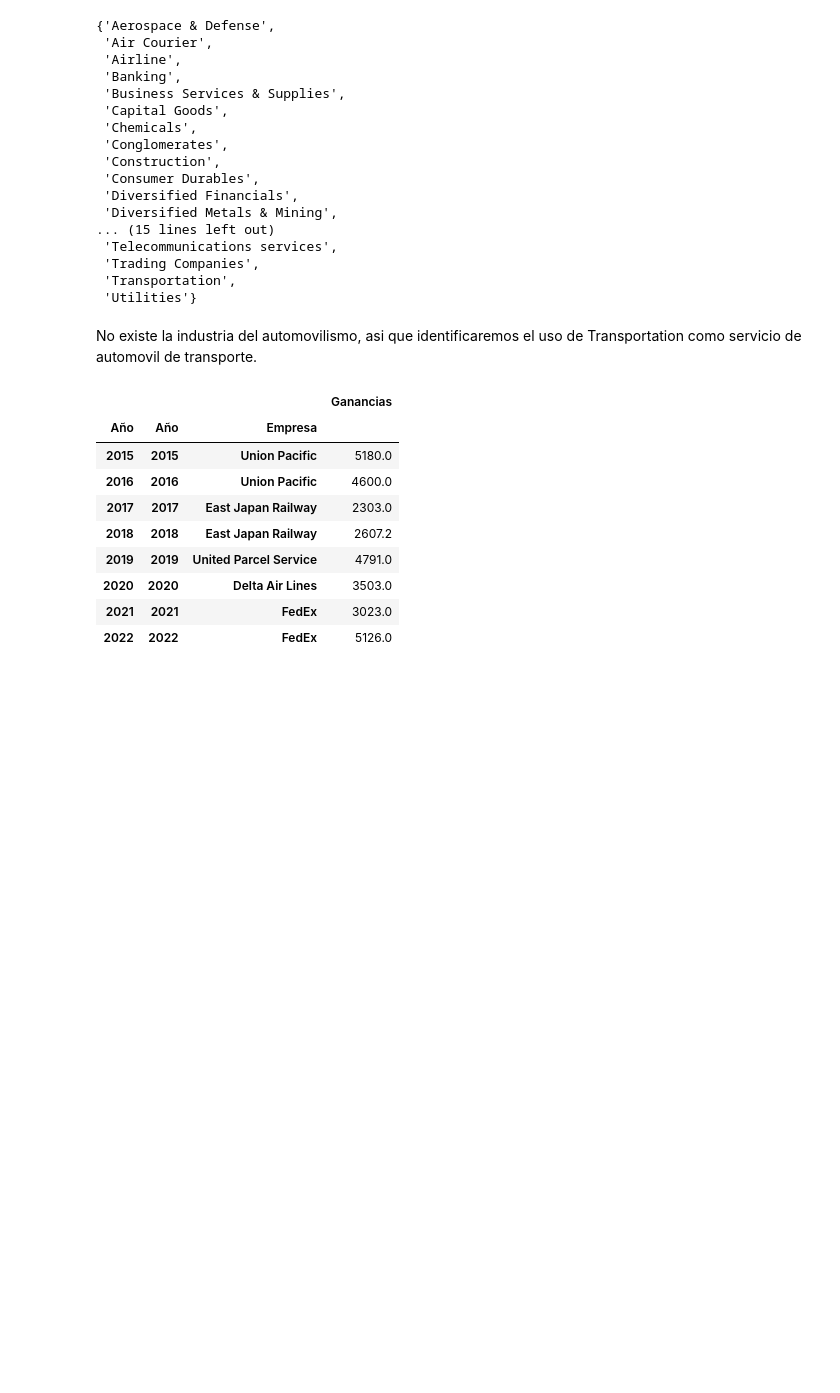
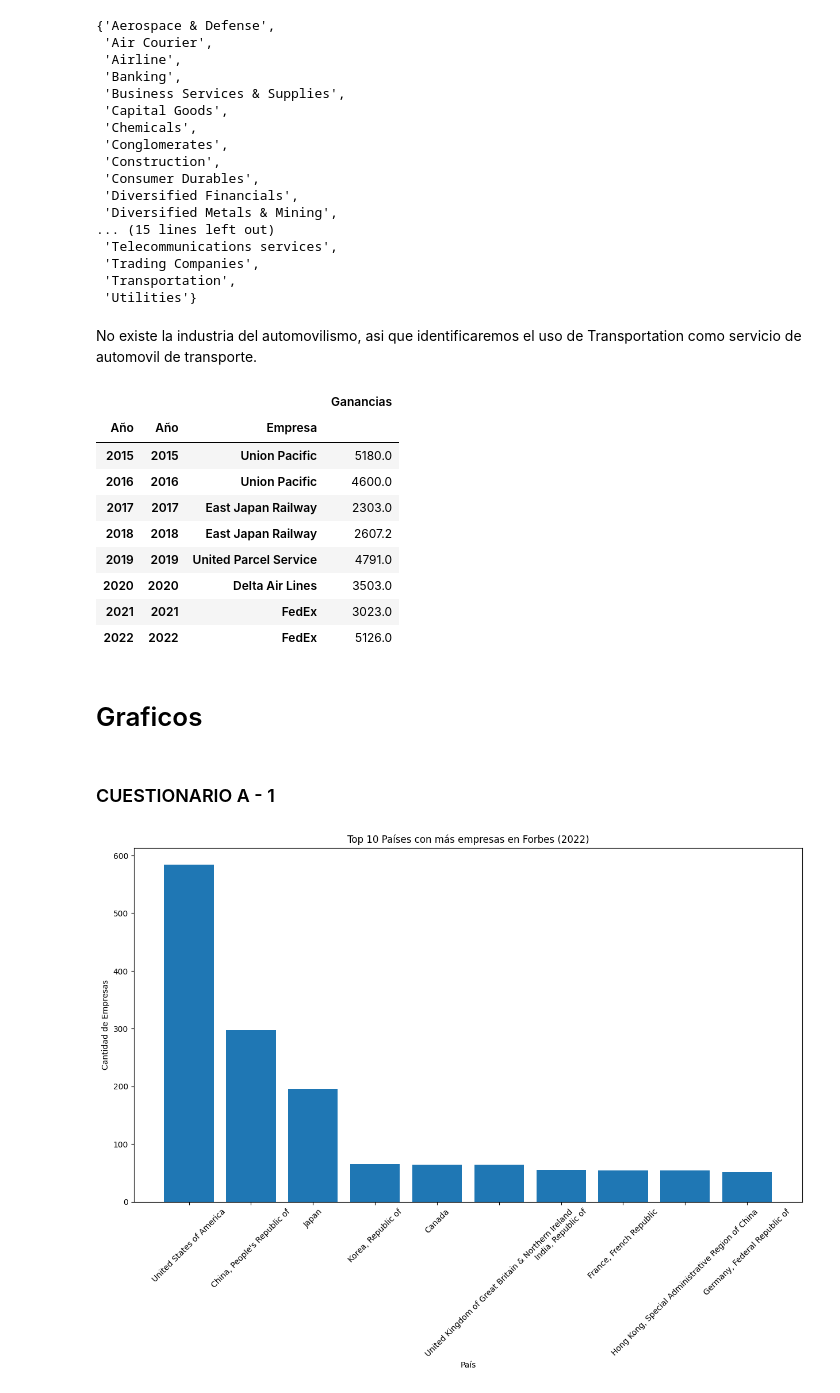
Before and after one commit to Bigote93/DataInsider, a Jupyter notebook: DesafioDataInsider_Nalli.ipynb, the cells around one changed output. Cells and saved outputs as stored; diff of their text form; code cells hidden in the pictures; blank space fills up the shorter version.

```diff
--- a/DesafioDataInsider_Nalli.ipynb
+++ b/DesafioDataInsider_Nalli.ipynb
@@ -1810,3 +1811,28 @@ principales_empresas
 | 2020 | 2020 | Delta Air Lines | 3503.0 |
 | 2021 | 2021 | FedEx | 3023.0 |
 | 2022 | 2022 | FedEx | 5126.0 |
+# %% [markdown]
+# Graficos
+# %% [markdown]
+### CUESTIONARIO A - 1
+# %%
+# CUESTIONARIO A - 1
+
+
+# Obtener los datos de las 10 principales empresas por país
+top_10_empresas_forbes_2022 = forbesgloba_merge2_2000_2022.groupby('Pais')['Empresa'].count().sort_values(ascending=False).head(10)
+
+# Configurar el gráfico de barras
+fig, ax = plt.subplots(figsize=(15, 8))
+ax.bar(top_10_empresas_forbes_2022.index, top_10_empresas_forbes_2022.values)
+ax.set_title("Top 10 Países con más empresas en Forbes (2022)")
+ax.set_xlabel("País")
+ax.set_ylabel("Cantidad de Empresas")
+
+# Rotar las etiquetas del eje x para una mejor legibilidad
+plt.xticks(rotation=45)
+
+# Mostrar el gráfico
+plt.show()
+# %% [output]
+[figure, added]
```
Also changed, not shown: parts of 30 cells of this notebook.
